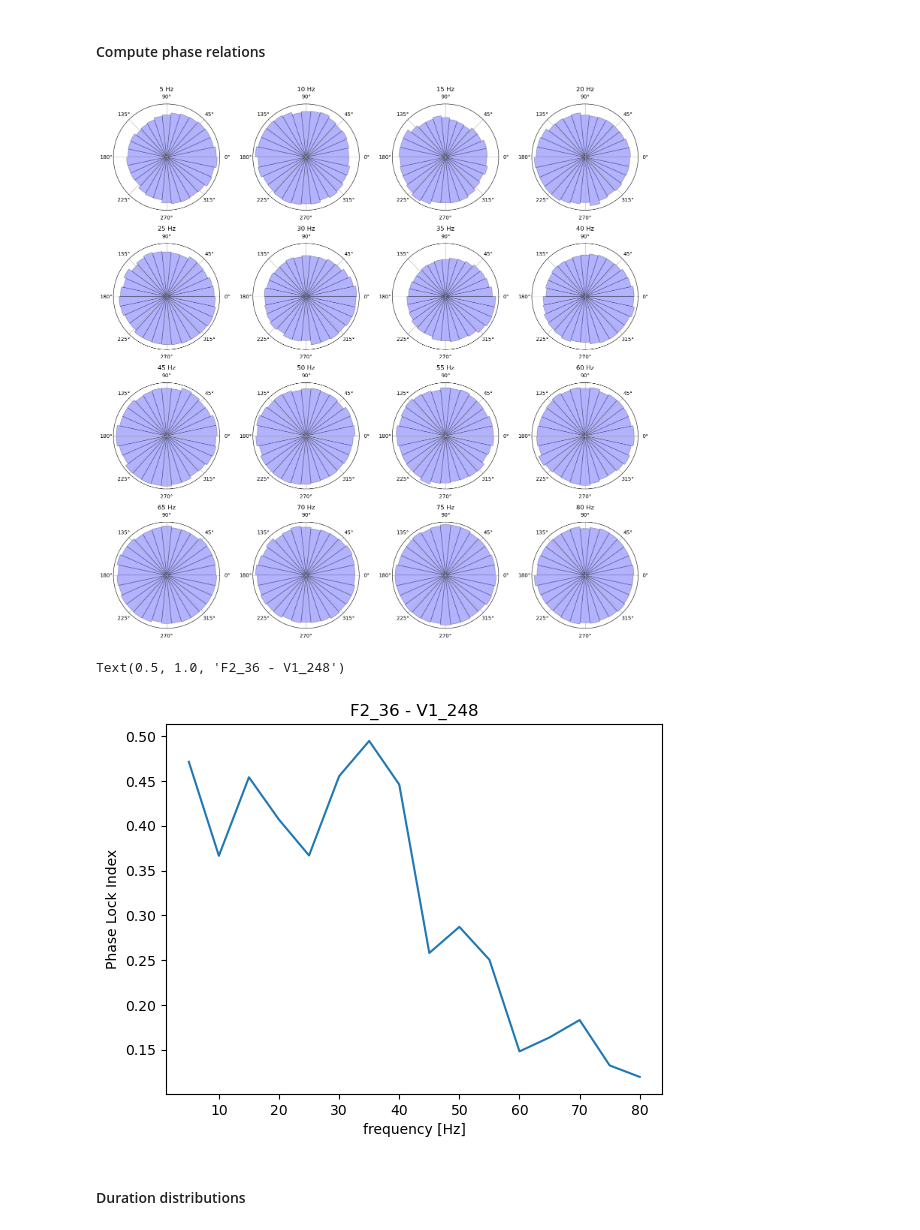
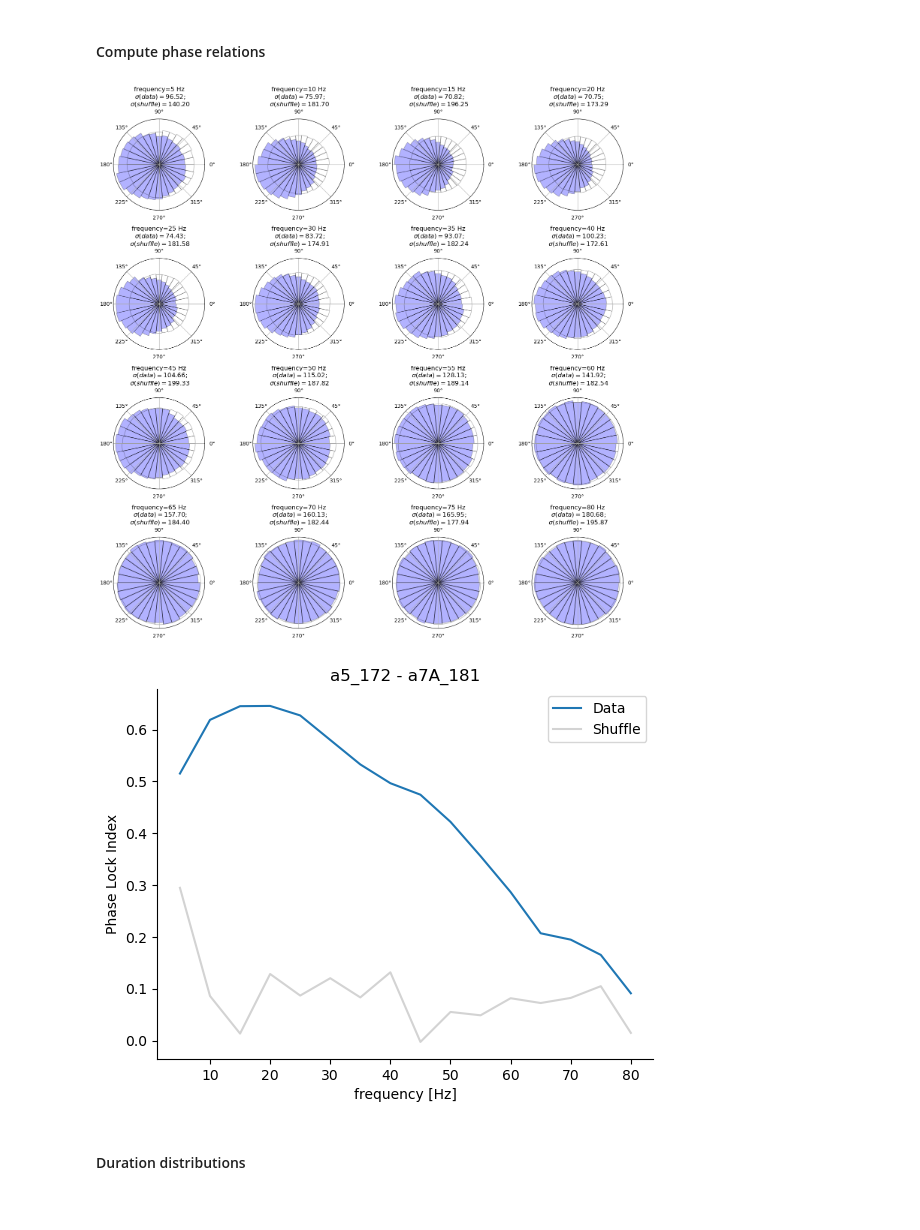
Before and after one commit to ViniciusLima94/phase_coupling_analysis, a Jupyter notebook: notebooks/Phase Analysis - General Approach-F1(83).ipynb, the cells around one changed output. Cells and saved outputs as stored; diff of their text form; code cells hidden in the pictures.

```diff
--- a/notebooks/Phase Analysis - General Approach-F1(83).ipynb
+++ b/notebooks/Phase Analysis - General Approach-F1(83).ipynb
@@ -248,0 +329,8 @@ def load_channel_pair(path2data: str, roi_a: str, roi_b: str, band: int):
+# %%
+average_power_epochs = xr.load_dataarray(os.path.join(DATA_PATH, "average_power.nc"))
+
+power_time_series = xr.open_dataarray(
+    os.path.join(DATA_PATH, f"power_time_series_band_1_surr_False.nc")
+)
+
+power_time_series.roi.values
@@ -249,18 +351,20 @@ def load_channel_pair(path2data: str, roi_a: str, roi_b: str, band: int):
 # %%
 roi_a, roi_b = (
-    "F2_36",
-    "V1_248",
+    "a5_172",
+    "a7A_181",
 )
 
-power_time_series, phi_series = [], []
+power_time_series, phi_series, phi_series_surr = [], [], []
 
 for band in tqdm(range(16)):
     out = load_channel_pair(DATA_PATH, roi_a, roi_b, band)
     power_time_series += [out[0]]
     phi_series += [out[2]]
+    phi_series_surr += [out[3]]
 # %%
 power_time_series = xr.concat(power_time_series, "freqs")
 phi_series = xr.concat(phi_series, "freqs")
+phi_series_surr = xr.concat(phi_series_surr, "freqs")
 # %%
 freqs = np.array([5, 10, 15, 20, 25, 30, 35, 40, 45, 50, 55, 60, 65, 70, 75, 80])
 # %% [markdown]
@@ -350,6 +454,12 @@ filtered_phi_series = xr.DataArray(
     dims=phi_series.dims,
     coords=phi_series.coords,
 )
+# %%
+filtered_phi_series_shuffle = xr.DataArray(
+    np.where(~pec_shuffle, np.nan, phi_series_surr),
+    dims=phi_series_surr.dims,
+    coords=phi_series_surr.coords,
+)
 # %%
 edges = phi_series.roi.data
 # %%
@@ -357,23 +467,39 @@ roi_s, roi_t = _extract_roi(edges, "-")
 # %%
 plt.figure(figsize=(15, 15))
 
 for pp, freq in enumerate(pec.freqs.values):
 
     ax = plt.subplot(4, 4, pp + 1, projection="polar")
 
     out = filtered_phi_series.sel(freqs=freq).data.flatten()
     out = out[~np.isnan(out)]
 
     circular_hist(
         ax,
         out,
         bins=30,
         fill=True,
     )
-    m_1, m_2 = pycircular.stats.periodic_mean_std(out.data)
 
-    plt.title(f"{freqs[pp]} Hz")
+    out_shuffle = filtered_phi_series_shuffle.sel(freqs=freq).data.flatten()
+    out_shuffle = out_shuffle[~np.isnan(out_shuffle)]
 
+    circular_hist(
+        ax,
+        out_shuffle,
+        bins=30,
+        fill=False,
+    )
+    sig = scipy.stats.circstd(out) * 180 / np.pi
+    sig_shuffle = scipy.stats.circstd(out_shuffle) * 180 / np.pi
+    # pval = pycircstat.tests.watson_williams(out, out_shuffle)#WatsonTwoTestRad(out, out_shuffle)
+    nl = "\n"
+    plt.title(
+        rf"frequency={freqs[pp]} Hz{nl} $\sigma(data) = {sig:.2f}$;{nl} $\sigma(shuffle) = {sig_shuffle:.2f}$"
+    )
 plt.tight_layout()
+plt.savefig(
+    f"figures/example_channel_pairs/phase_distributions_all_freqs_{roi_a}_{roi_b}.png"
+)
 # %% [output]
-[figure, old version]
+[figure, new version]
@@ -393,11 +528,17 @@ std = xr.DataArray(std, dims="freqs", coords=(freqs,))
 # %%
+ax = plt.subplot(111)
 (1 - std / phi_max).plot(x="freqs")
+(1 - std_shuffle / phi_max_shuffle).plot(x="freqs", c="lightgray")
+plt.legend(["Data", "Shuffle"])
 plt.ylabel("Phase Lock Index")
 plt.xlabel("frequency [Hz]")
 plt.title(f"{roi_a} - {roi_b}")
+[ax.spines[key].set_visible(False) for key in ["top", "right"]]
+plt.savefig(
+    f"figures/example_channel_pairs/phase_lock_index_all_freqs_{roi_a}_{roi_b}.png"
+)
 # %% [output]
-Text(0.5, 1.0, 'F2_36 - V1_248')
-[figure, old version]
+[figure, new version]
 # %% [markdown]
 #### Duration distributions
 # %%
```
Also changed, not shown: parts of 44 cells of this notebook, 9 other files.
